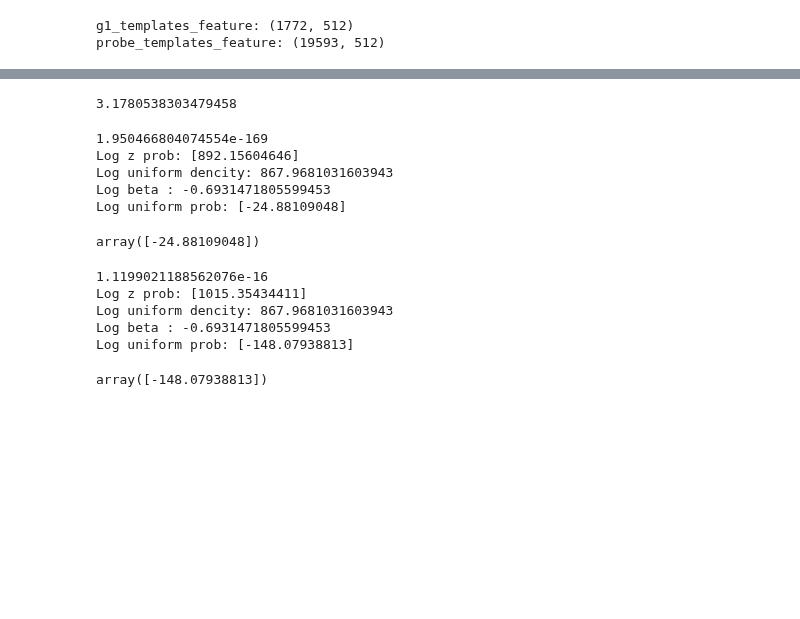
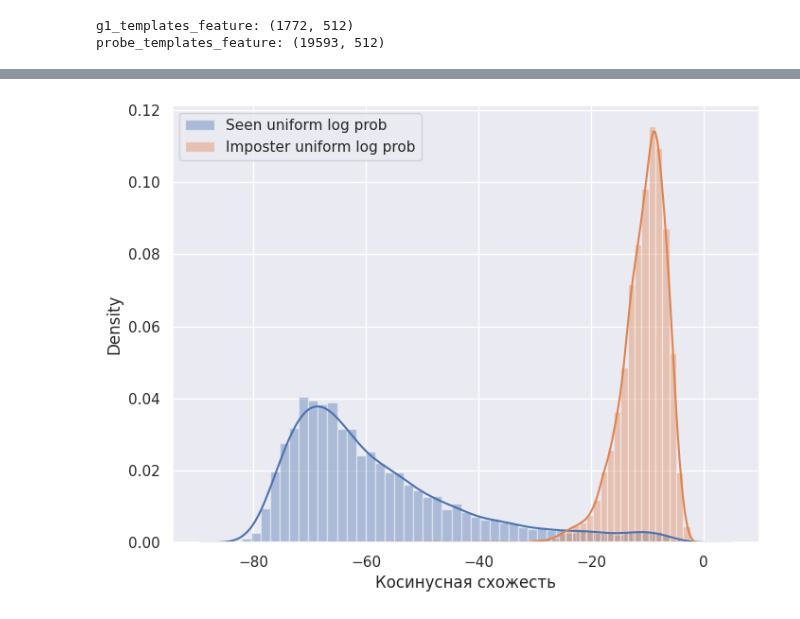
Before and after one commit to vanekek/face_ue, a Jupyter notebook: sandbox/sphere_operations.ipynb, the cells around one changed output, grey strips where cells are left out. Drawn from its saved outputs; the diff is of its cells as text; code cells hidden in the pictures; blank space fills up the shorter version.

Commit message:
log uniform prob score

```diff
--- a/sandbox/sphere_operations.ipynb
+++ b/sandbox/sphere_operations.ipynb
@@ -130,33 +123,47 @@ def compute_uniform_aposteriory(similarities, kappa, beta=0.5, n=256):
     return log_prob
-# %%
-loggamma(5)
-# %% [output]
-3.1780538303479458
 # %%
-kappa = 50
+kappa = 100
 beta = 0.5
 n = probe_templates_feature.shape[1] / 2
-
-compute_uniform_aposteriory(positive_cosine_sim, kappa, beta, n)
-#compute_uniform_aposteriory(negative_cosine_sim, kappa, beta, n)
+uniform_prob = compute_uniform_aposteriory(similarity, kappa, beta, n)
-# %% [output]
-1.950466804074554e-169
-Log z prob: [892.15604646]
-Log uniform dencity: 867.9681031603943
-Log beta : -0.6931471805599453
-Log uniform prob: [-24.88109048]
-array([-24.88109048])
-# %%
-kappa = 1000
-beta = 0.5
-n = probe_templates_feature.shape[1] / 2
-
-compute_uniform_aposteriory(positive_cosine_sim, kappa, beta, n)
-#compute_uniform_aposteriory(negative_cosine_sim, kappa, beta, n)
-# %% [output]
-1.1199021188562076e-16
-Log z prob: [1015.35434411]
-Log uniform dencity: 867.9681031603943
-Log beta : -0.6931471805599453
-Log uniform prob: [-148.07938813]
-array([-148.07938813])
+# %%
+import seaborn as sns
+import matplotlib.pyplot as plt
+def draw_score_distr_plot(
+    scores_distr, score_type, model_name, in_data_name, out_data_name, fig_size
+):
+    sns.set_theme()
+    plt.figure(figsize=fig_size)
+    sns.distplot(
+        scores_distr[in_data_name],
+        kde=True,
+        norm_hist=True,
+        hist=True,
+        label=in_data_name,
+    )
+    sns.distplot(
+        scores_distr[out_data_name],
+        kde=True,
+        norm_hist=True,
+        hist=True,
+        label=out_data_name,
+    )
+    plt.xlabel(f"Косинусная схожесть")
+
+    plt.legend()
+# %%
+scores_distr = {
+        "Seen uniform log prob": uniform_prob[is_seen],
+        "Imposter uniform log prob": uniform_prob[~is_seen],
+    }
+
+draw_score_distr_plot(
+    scores_distr=scores_distr,
+    score_type="EVM",
+    model_name="EVM",
+    in_data_name="Seen uniform log prob",
+    out_data_name="Imposter uniform log prob",
+    fig_size = (8, 6)
+)
+# %% [output]
+[figure, added]
```
Also changed, not shown: parts of 8 cells of this notebook.
